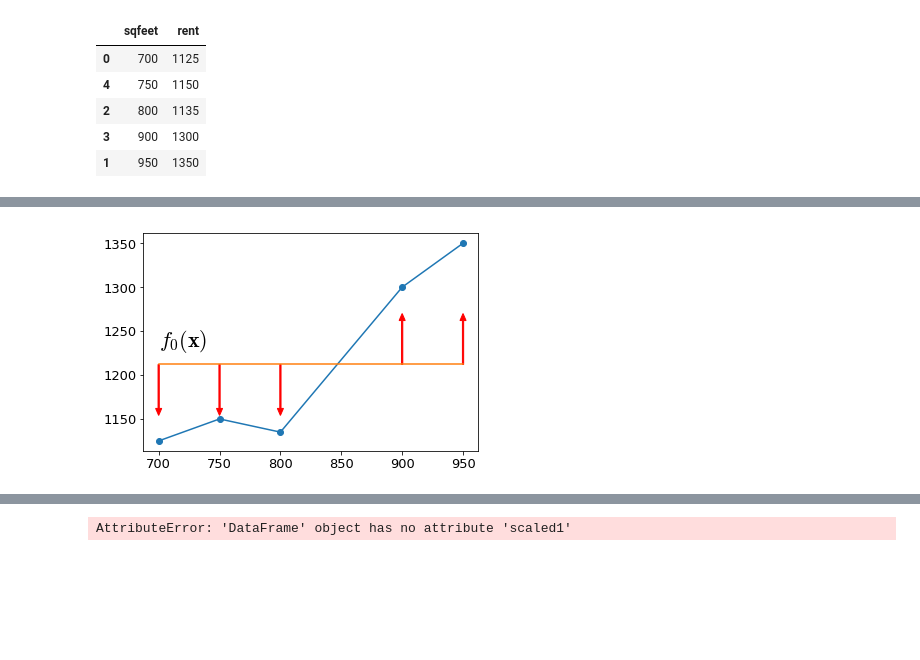
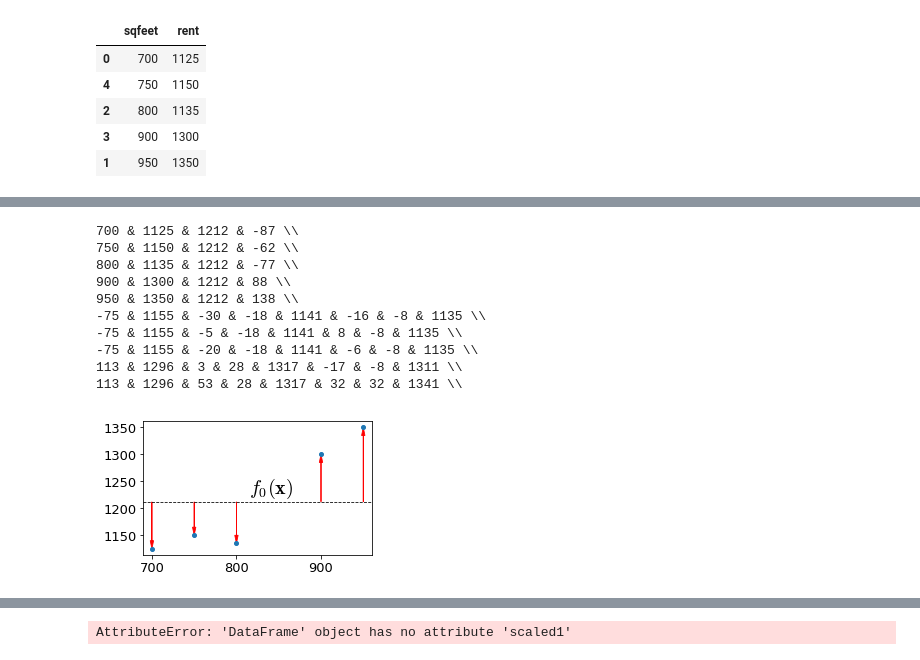
Before and after one commit to parrt/ml-articles, a Jupyter notebook: gradient-boosting/notebooks/dev.ipynb, the cells around one changed output, grey strips where cells are left out. Cells and saved outputs as stored; diff of their text form; code cells hidden in the pictures; blank space fills up the shorter version.

```diff
--- a/gradient-boosting/notebooks/dev.ipynb
+++ b/gradient-boosting/notebooks/dev.ipynb
@@ -45,15 +82,42 @@ plt.show()
+# %%
+# manually print table in python
+# for small phone, make 2 tables
+for i in range(len(df)):
+    print( " & ".join([f"{int(v)}" for v in df.iloc[i,0:4]]), r"\\")
+
+print
+for i in range(len(df)):
+    print( " & ".join([f"{int(v)}" for v in df.iloc[i,4:]]), r"\\")
+# %% [output]
+700 & 1125 & 1212 & -87 \\
+750 & 1150 & 1212 & -62 \\
+800 & 1135 & 1212 & -77 \\
+900 & 1300 & 1212 & 88 \\
+950 & 1350 & 1212 & 138 \\
+-75 & 1155 & -30 & -18 & 1141 & -16 & -8 & 1135 \\
+-75 & 1155 & -5 & -18 & 1141 & 8 & -8 & 1135 \\
+-75 & 1155 & -20 & -18 & 1141 & -6 & -8 & 1135 \\
+113 & 1296 & 3 & 28 & 1317 & -17 & -8 & 1311 \\
+113 & 1296 & 53 & 28 & 1317 & 32 & 32 & 1341 \\
 # %%
-plt.plot(df.sqfeet,df.rent,'-o')
 f0 = df.rent.mean()
-plt.plot([df.sqfeet.min(),df.sqfeet.max()], [f0,f0])
-plt.text(df.sqfeet.min(), f0+20, r"$f_0({\bf x})$",
-         fontsize=22)
-dir = np.sign(df.rent - f0) * 50
-for x,y_hat in zip(df.sqfeet,dir):
-    if y_hat!=0:
-        plt.arrow(x, f0, 0, y_hat, fc='r', ec='r',
-                  width=1.0,
-                 head_width=5, head_length=8)
+fig, axes = plt.subplots(nrows=1, ncols=1, figsize=(4, 2.5), sharex=True)
+plt.tight_layout()
+axes.plot(df.sqfeet,df.rent,'o', linewidth=.8, markersize=4)
+axes.plot([df.sqfeet.min()-10,df.sqfeet.max()+10], [f0,f0],
+         linewidth=.8, linestyle='--', c='k')
+axes.set_xlim(df.sqfeet.min()-10,df.sqfeet.max()+10)
+axes.text(815, f0+15, r"$f_0({\bf x})$", fontsize=20)
+# draw arrows
+for x,y,yhat in zip(df.sqfeet,df.rent,df.F0):
+    if y-yhat!=0:
+        axes.arrow(x, yhat, 0, y-yhat,
+                  length_includes_head=True,
+                  fc='r', ec='r',
+                  linewidth=0.8,
+                  head_width=4, head_length=15,
+                 )
+
 plt.show()
 # %% [output]
-[figure, old version]
+[figure, new version]
```
Also changed, not shown: parts of 6 cells of this notebook, 1 other file.
